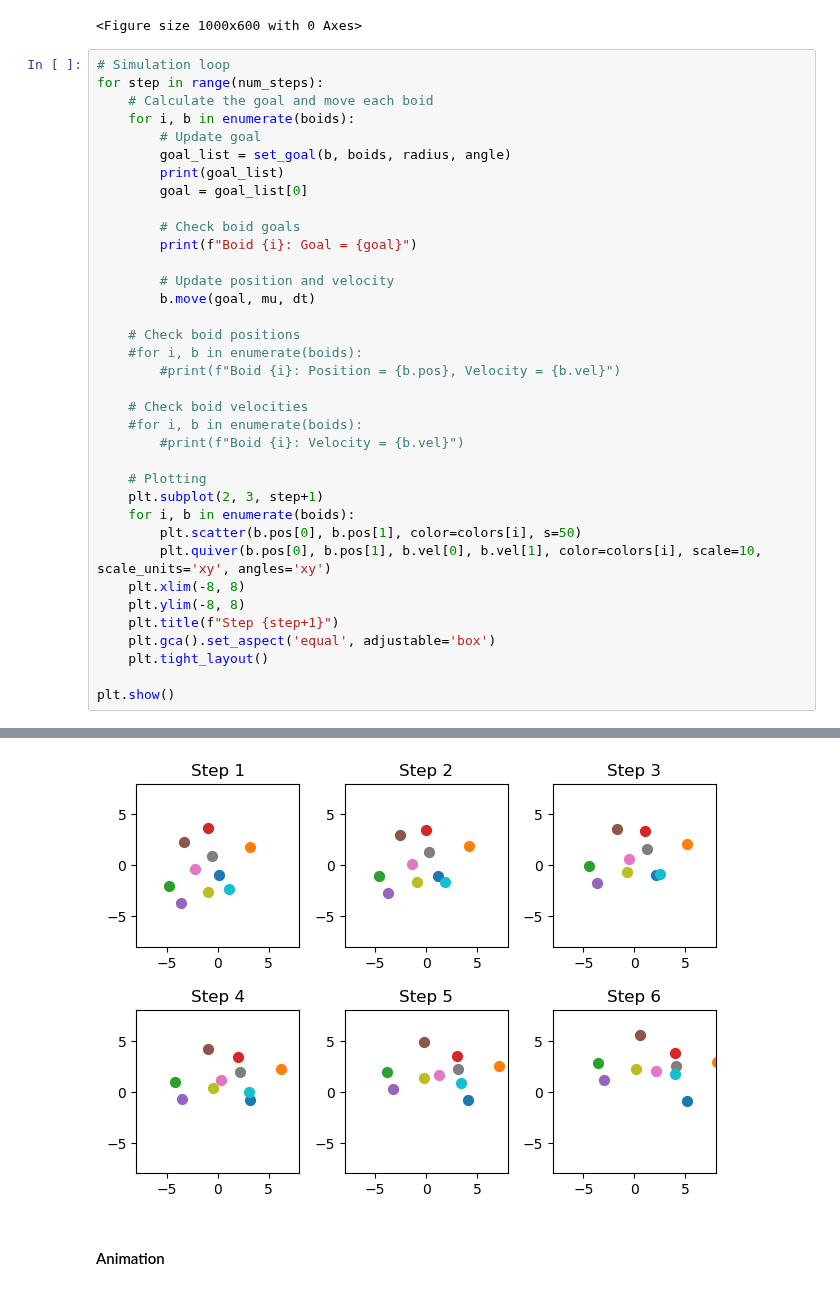
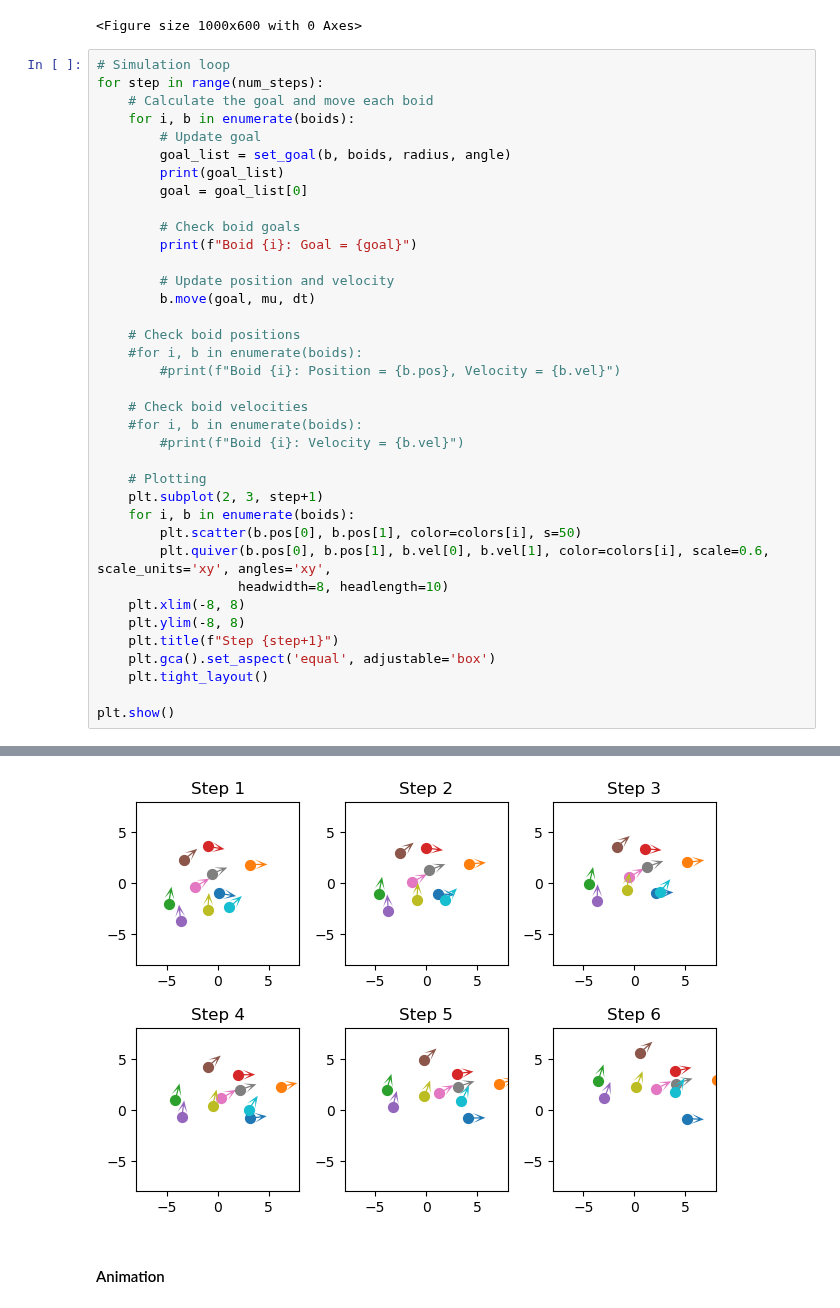
Before and after one commit to ZilD117/Comp-Physics, a Jupyter notebook: Boids_v1.ipynb, the cells around one changed output, grey strips where cells are left out. Drawn from its saved outputs; the diff is of its cells as text.

```diff
--- a/Boids_v1.ipynb
+++ b/Boids_v1.ipynb
@@ -290,35 +290,36 @@ for step in range(num_steps):
 
     # Plotting
     plt.subplot(2, 3, step+1)
     for i, b in enumerate(boids):
         plt.scatter(b.pos[0], b.pos[1], color=colors[i], s=50)
-        plt.quiver(b.pos[0], b.pos[1], b.vel[0], b.vel[1], color=colors[i], scale=10, scale_units='xy', angles='xy')
+        plt.quiver(b.pos[0], b.pos[1], b.vel[0], b.vel[1], color=colors[i], scale=0.6, scale_units='xy', angles='xy',
+                  headwidth=8, headlength=10)
     plt.xlim(-8, 8)
     plt.ylim(-8, 8)
     plt.title(f"Step {step+1}")
     plt.gca().set_aspect('equal', adjustable='box')
     plt.tight_layout()
 
 plt.show()
 # %% [output]
 Warning: All visible boids have zero velocity.
 Warning: Copy velocity vector magnitude is zero.
 Warning: All visible boids have zero velocity.
 Warning: Copy velocity vector magnitude is zero.
 [array([ 0.98680688, -0.16190178]), array([ 0.30395922, -0.59334074]), array([0.47761546, 0.46511065]), array([0., 0.])]
 Boid 0: Goal = [ 0.98680688 -0.16190178]
 [array([0.99998653, 0.00519049]), array([0.39133153, 0.53972593]), array([-0.51030227, -0.42899421]), array([ 0.65787125, -0.10793452])]
 Boid 1: Goal = [0.99998653 0.00519049]
 Warning: All visible boids have zero velocity.
 Warning: Copy velocity vector magnitude is zero.
 Warning: All visible boids have zero velocity.
 Warning: Copy velocity vector magnitude is zero.
 ... (116 lines left out)
 [array([-0.14322973, -0.98968947]), array([-0.63352554, -0.20758092]), array([ 0.08831468, -0.66079116]), array([0.48563705, 0.4567287 ])]
 Boid 8: Goal = [-0.14322973 -0.98968947]
 [array([ 0.80979868, -0.58670784]), array([ 0.49854347, -0.44260462]), array([-0.64693465, -0.16099689]), array([0.60987565, 0.26925106])]
 Boid 9: Goal = [ 0.80979868 -0.58670784]
-[figure, old version]
+[figure, new version]
 # %% [markdown]
 #### Animation
 # %%
```
